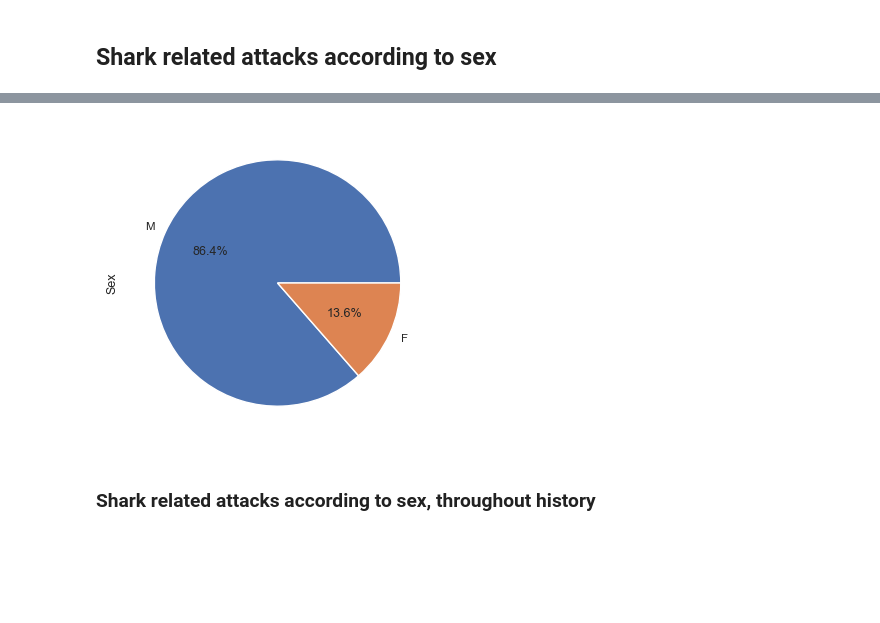
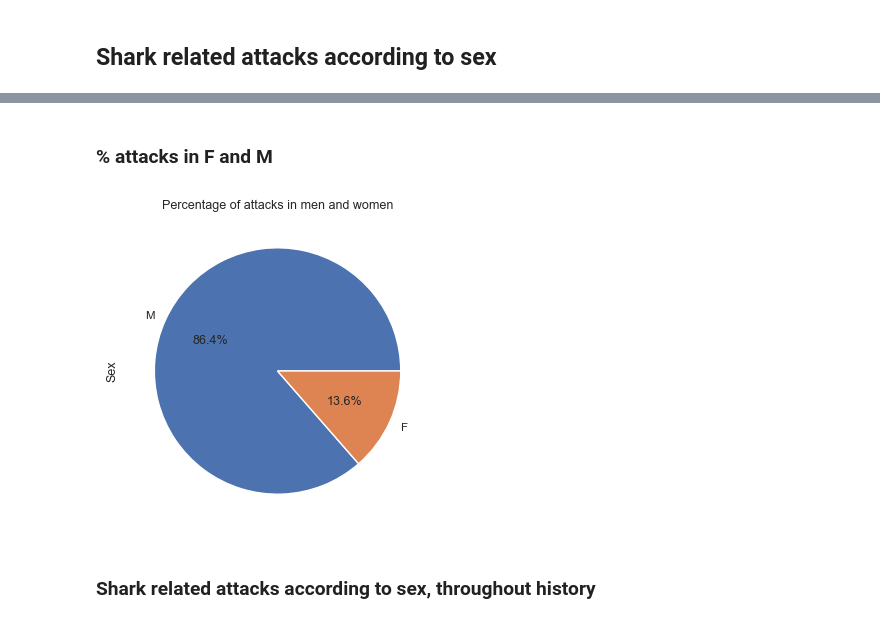
Before and after one commit to Lab-Ironhack/data-cleaning-pandas, a Jupyter notebook: src/visualization.ipynb, the cells around one changed output, grey strips where cells are left out. Drawn from its saved outputs; the diff is of its cells as text; code cells hidden in the pictures; blank space fills up the shorter version.

Commit message:
imagenes

```diff
--- a/src/visualization.ipynb
+++ b/src/visualization.ipynb
@@ -30,0 +43,6 @@ sex_gral.figure.savefig("../images/sex_gral.jpg", dpi=1000)
+# %%
+sns.set(rc={"figure.figsize": (5, 4)}, font_scale=0.75)
+sns.set_style("white")
+sex_gral = sns.countplot(x=df["Sex"], palette="magma")
+sex_gral.set(title="Total attacks in men and women")
+sex_gral.bar_label(sex_gral.containers[0]);
@@ -31,7 +51,9 @@ sex_gral.figure.savefig("../images/sex_gral.jpg", dpi=1000)
+# %% [markdown]
+### % attacks in F and M
 # %%
 sex_percentage = df["Sex"].value_counts().plot.pie(autopct="%.1f%%");
-sex_percentage.figure.savefig("../images/sex_percentage.jpg", dpi=1000)
+sex_percentage.set(title = "Percentage of attacks in men and women");
 # %% [output]
-[figure, old version]
+[figure, new version]
 # %% [markdown]
 ### Shark related attacks according to sex, throughout history
```
Also changed, not shown: parts of 21 cells of this notebook, 3 other files.
